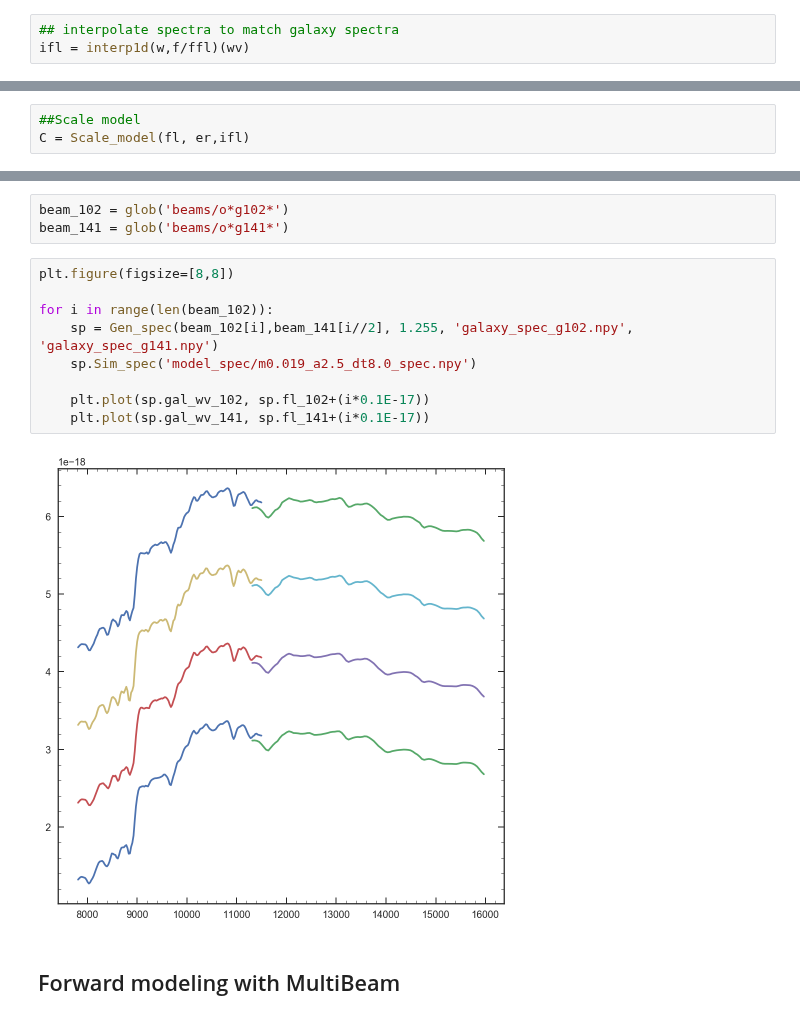
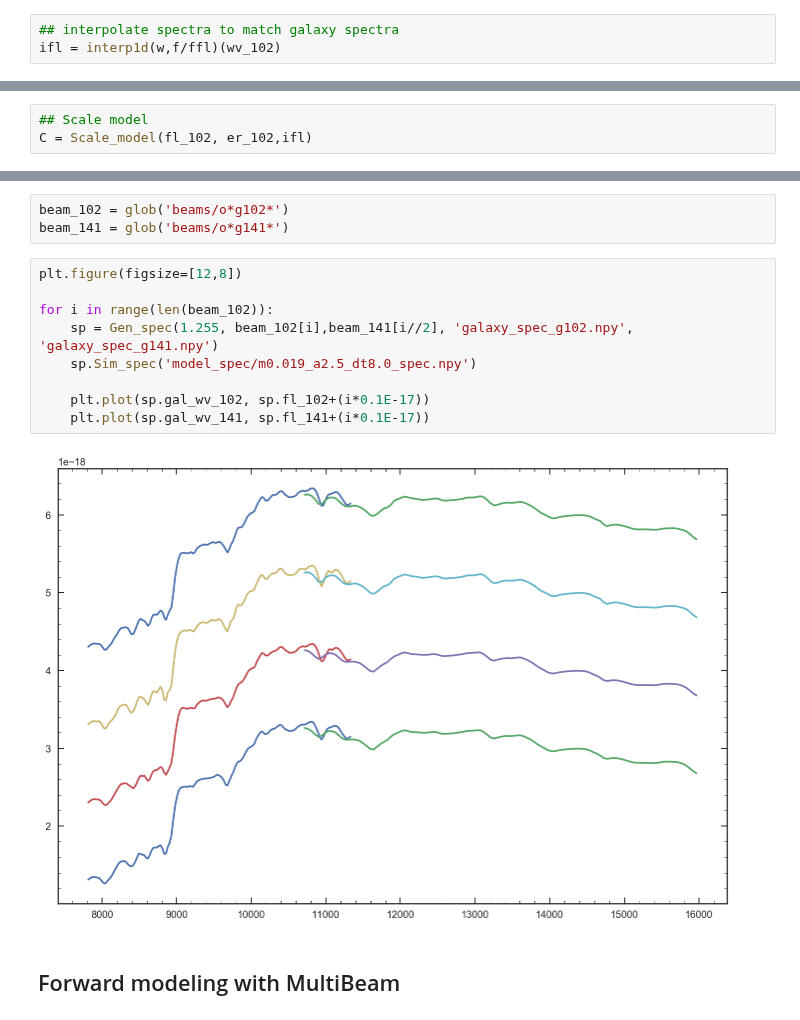
Before and after one commit to ivastar/clear, a Jupyter notebook: notebooks/forward_modeling/Foward_model.ipynb, the cells around one changed output, grey strips where cells are left out. Cells and saved outputs as stored; diff of their text form.

Commit message:
added emission line galaxy

```diff
--- a/notebooks/forward_modeling/Foward_model.ipynb
+++ b/notebooks/forward_modeling/Foward_model.ipynb
@@ -73,7 +75,7 @@ plt.imshow(co.beam.model)
 w, f, e = co.beam.optimal_extract(co.beam.model, bin=0)
 # %%
 ## interpolate spectra to match galaxy spectra
-ifl = interp1d(w,f/ffl)(wv)
+ifl = interp1d(w,f/ffl)(wv_102)
 # %% [markdown]
 The models created here are at an arbitrary flux. In order to scale the models we can minimize
 
@@ -83,6 +85,6 @@ $$\chi^2 =\sum_i \left(\frac{D_i-C*M_i}{\sigma_i}\right)^2$$
 def Scale_model(D, sig, M):
     return np.sum(((D * M) / sig ** 2)) / np.sum((M ** 2 / sig ** 2))
 # %%
-##Scale model
-C = Scale_model(fl, er,ifl)
+## Scale model
+C = Scale_model(fl_102, er_102,ifl)
 # %%
@@ -167,16 +196,16 @@ class Gen_spec(object):
 beam_102 = glob('beams/o*g102*')
 beam_141 = glob('beams/o*g141*')
 # %%
-plt.figure(figsize=[8,8])
+plt.figure(figsize=[12,8])
 
 for i in range(len(beam_102)):
-    sp = Gen_spec(beam_102[i],beam_141[i//2], 1.255, 'galaxy_spec_g102.npy', 'galaxy_spec_g141.npy')
+    sp = Gen_spec(1.255, beam_102[i],beam_141[i//2], 'galaxy_spec_g102.npy', 'galaxy_spec_g141.npy')
     sp.Sim_spec('model_spec/m0.019_a2.5_dt8.0_spec.npy')
 
     plt.plot(sp.gal_wv_102, sp.fl_102+(i*0.1E-17))
     plt.plot(sp.gal_wv_141, sp.fl_141+(i*0.1E-17))
 # %% [output]
-[figure, old version]
+[figure, new version]
 # %% [markdown]
 ## Forward modeling with MultiBeam
 # %%
```
Also changed, not shown: parts of 10 cells of this notebook, 2 other files.
